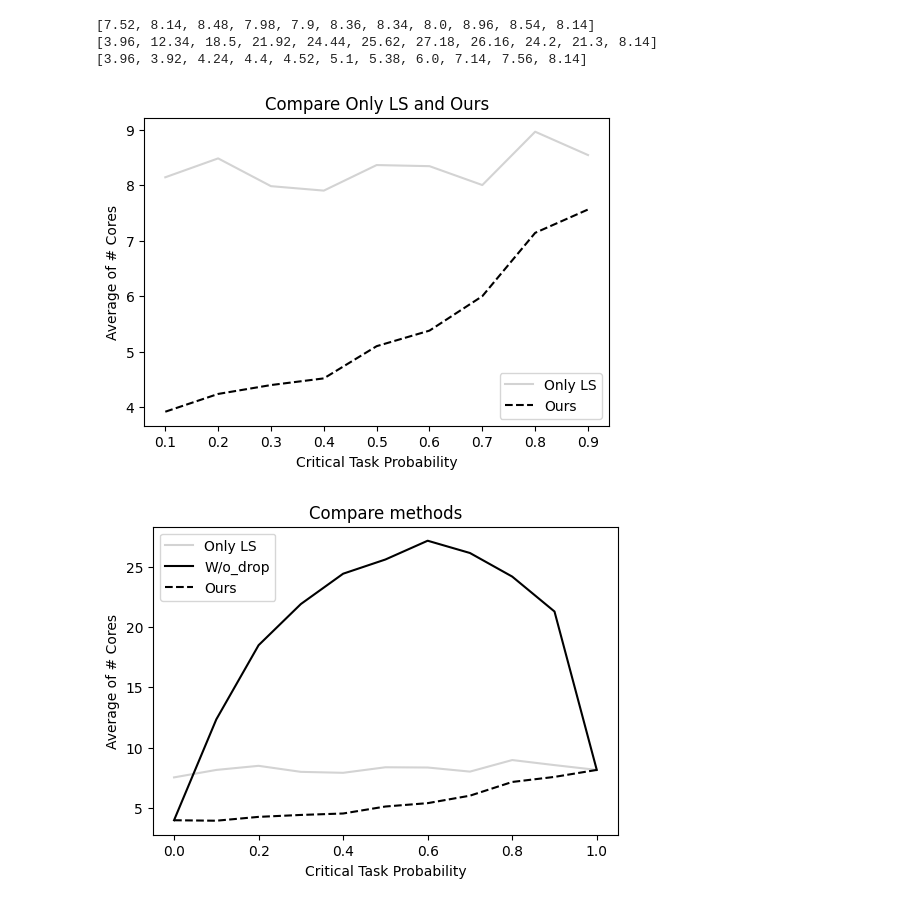
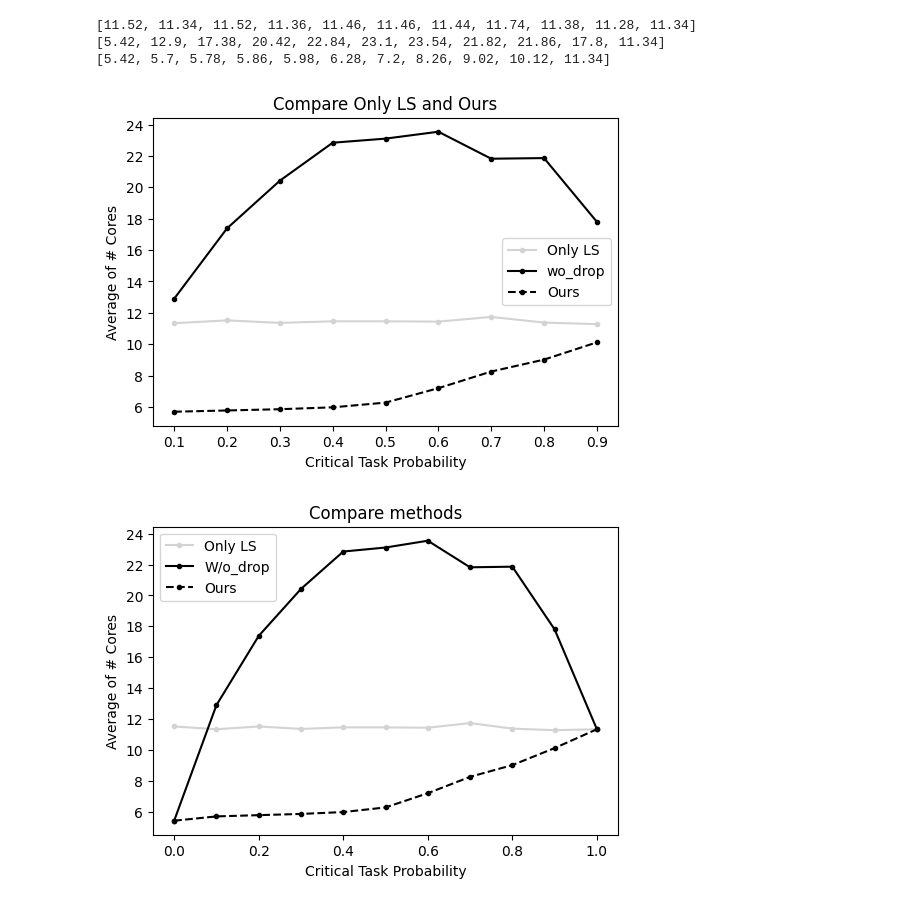
Before and after one commit to Akyeast/softerr_sim, a Jupyter notebook: vis/vis_rerun.ipynb, the cells around one changed output. Drawn from its saved outputs; the diff is of its cells as text; code cells hidden in the pictures.

```diff
--- a/vis/vis_rerun.ipynb
+++ b/vis/vis_rerun.ipynb
@@ -21,12 +6,0 @@ ours = [0.0] * len(criticality_prob_list)
-# %%
-for file in files :
-    if not file.endswith('.txt') :
-        continue
-    _params = [p.split('=') for p in file[:-4].split('&')]
-    params = {k: v for k, v in _params}
-    core_orig, core_wo_drop, core_ours = get_file_avg(file_path + file)
-    index = criticality_prob_list.index(float(params['critical_prob']))
-
-    orig[index] += core_orig
-    wo_drop[index] += core_wo_drop
-    ours[index] += core_ours
@@ -78,37 +32,43 @@ print(orig)
 print(wo_drop)
 print(ours)
 # %% [output]
-[7.52, 8.14, 8.48, 7.98, 7.9, 8.36, 8.34, 8.0, 8.96, 8.54, 8.14]
-[3.96, 12.34, 18.5, 21.92, 24.44, 25.62, 27.18, 26.16, 24.2, 21.3, 8.14]
-[3.96, 3.92, 4.24, 4.4, 4.52, 5.1, 5.38, 6.0, 7.14, 7.56, 8.14]
+[11.52, 11.34, 11.52, 11.36, 11.46, 11.46, 11.44, 11.74, 11.38, 11.28, 11.34]
+[5.42, 12.9, 17.38, 20.42, 22.84, 23.1, 23.54, 21.82, 21.86, 17.8, 11.34]
+[5.42, 5.7, 5.78, 5.86, 5.98, 6.28, 7.2, 8.26, 9.02, 10.12, 11.34]
 # %%
 plt.figure(figsize=(6,4))
 
-plt.plot(criticality_prob_list[1:-1], orig[1:-1], label='Only LS', color='lightgray')
-# plt.plot(criticality_prob_list[1:-1], wo_drop[1:-1], label='wo_drop', color='black')
-plt.plot(criticality_prob_list[1:-1], ours[1:-1], label='Ours', color='black', linestyle='dashed')
+ax = plt.gca()
+
+plt.plot(criticality_prob_list[1:-1], orig[1:-1], label='Only LS', color='lightgray', marker='.')
+plt.plot(criticality_prob_list[1:-1], wo_drop[1:-1], label='wo_drop', color='black', marker='.')
+plt.plot(criticality_prob_list[1:-1], ours[1:-1], label='Ours', color='black', linestyle='dashed', marker='.')
 
 # # set y lim
 # plt.ylim(3, 9)
 
 plt.title('Compare Only LS and Ours')
 plt.xlabel('Critical Task Probability')
 plt.ylabel('Average of # Cores')
 plt.legend()
+ax.yaxis.set_major_locator(plt.MaxNLocator(integer=True))
 plt.show()
 # %% [output]
-[figure, old version]
+[figure, new version]
 # %%
 plt.figure(figsize=(6,4))
 
-plt.plot(criticality_prob_list, orig, label='Only LS', color='lightgray')
-plt.plot(criticality_prob_list, wo_drop, label='W/o_drop', color='black')
-plt.plot(criticality_prob_list, ours, label='Ours', color='black', linestyle='dashed')
+ax = plt.gca()
+
+plt.plot(criticality_prob_list, orig, label='Only LS', color='lightgray', marker='.')
+plt.plot(criticality_prob_list, wo_drop, label='W/o_drop', color='black', marker='.')
+plt.plot(criticality_prob_list, ours, label='Ours', color='black', linestyle='dashed', marker='.')
 
 plt.title('Compare methods')
 plt.xlabel('Critical Task Probability')
 plt.ylabel('Average of # Cores')
+ax.yaxis.set_major_locator(plt.MaxNLocator(integer=True))
 plt.legend()
 plt.show()
 # %% [output]
-[figure, old version]
+[figure, new version]
```
Also changed, not shown: parts of 4 cells of this notebook, 59 other files.
